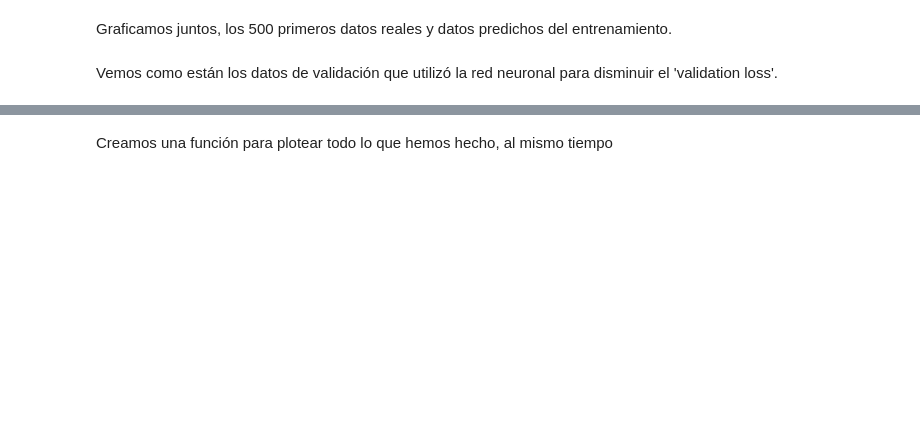
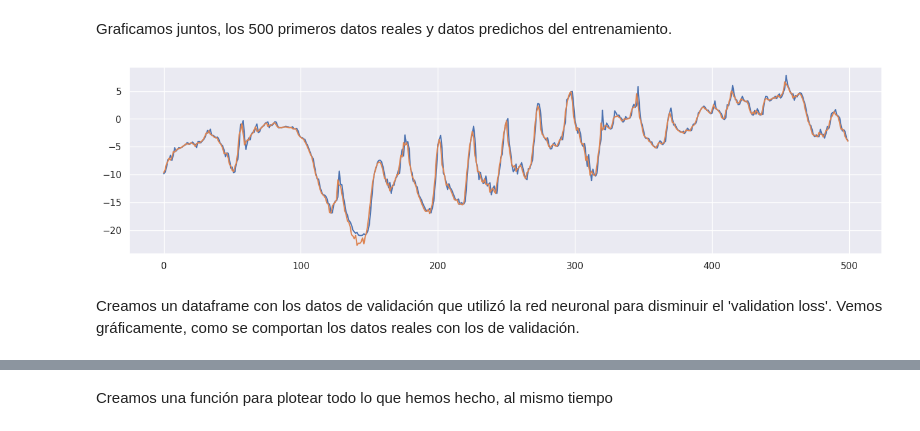
Before and after one commit to PhyData/Temperature_Forecast, a Jupyter notebook: V01/Notebook 1.ipynb, the cells around one changed output, grey strips where cells are left out. Drawn from its saved outputs; the diff is of its cells as text; code cells hidden in the pictures; blank space fills up the shorter version.

```diff
--- a/V01/Notebook 1.ipynb
+++ b/V01/Notebook 1.ipynb
@@ -51,7 +65,8 @@ Nos concentramos en la temperatura, creamos un nuevo dataframe llamado temp.
 df.index = pd.to_datetime(df['Date Time'], format='%d.%m.%Y %H:%M:%S')
 temp = df['T (degC)']
 T_plot = sns.scatterplot(data=temp)
-T_plot.figure.savefig("T_plot.png")
+sns.set(rc={"figure.figsize":(16, 4)})
+T_plot.figure.savefig("/T_plot.png")
 # %% [output]
 [figure]
 # %% [markdown]
@@ -152,11 +203,11 @@ Graficamos juntos, los 500 primeros datos reales y datos predichos del entrenami
 # %%
 import matplotlib.pyplot as plt
 p=plt.plot(train_results['Train Predictions'][:500])
 r=plt.plot(train_results['Actuals'][:500])
-p.set_xlabel('First 500 Dates')
-p.set_ylabel('Temperature')
+# %% [output]
+[figure, added]
 # %% [markdown]
-Vemos como están los datos de validación que utilizó la red neuronal para disminuir el 'validation loss'.
+Creamos un dataframe con los datos de validación que utilizó la red neuronal para disminuir el 'validation loss'. Vemos gráficamente, como se comportan los datos reales con los de validación.
 # %%
 val_predictions = model1.predict(X_val).flatten()
 val_results = pd.DataFrame(data={'Val Predictions':val_predictions, 'Actuals':y_val})
```
Also changed, not shown: parts of 74 cells of this notebook.
